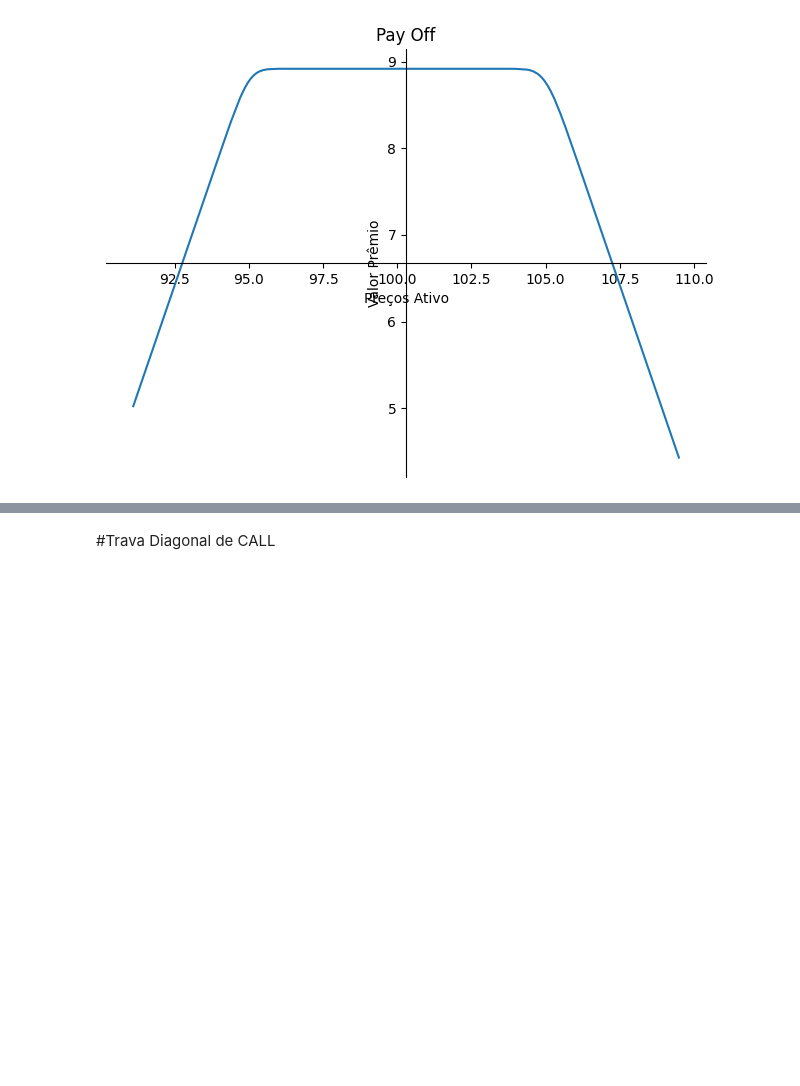
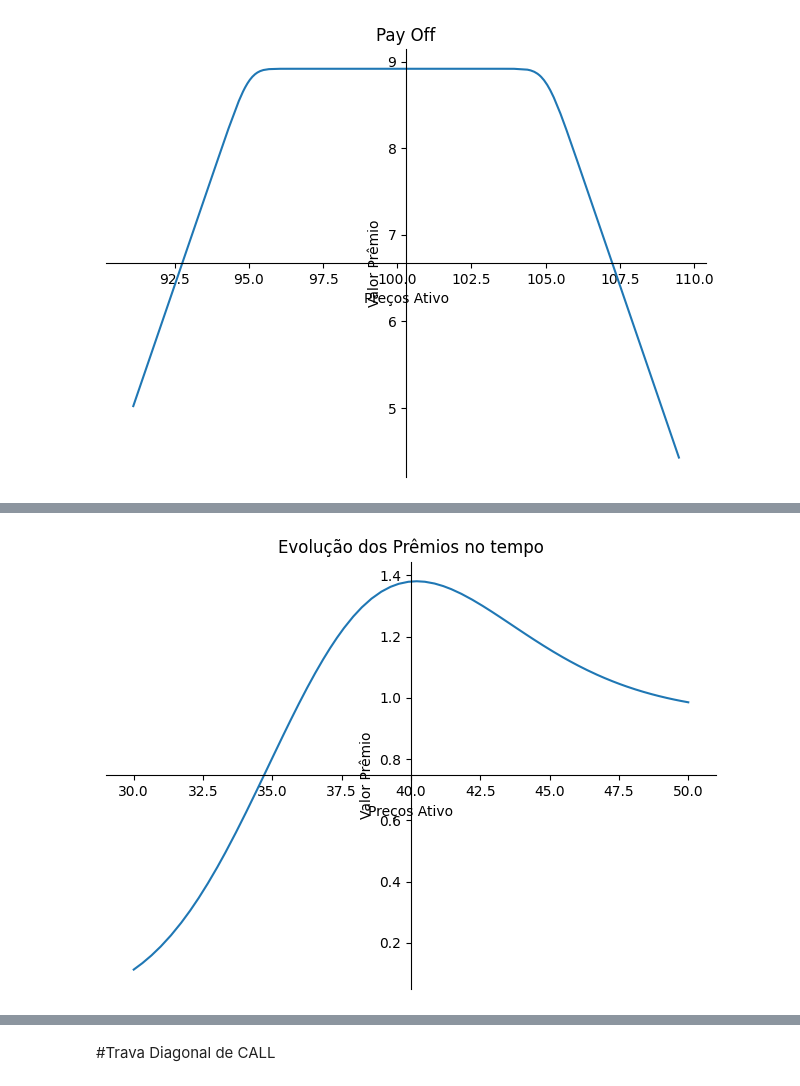
Before and after one commit to Felipe-Pinto/python_para_exatas, a Jupyter notebook: BS_Sympy.ipynb, the cells around one changed output, grey strips where cells are left out. Drawn from its saved outputs; the diff is of its cells as text; code cells hidden in the pictures; blank space fills up the shorter version.

```diff
--- a/BS_Sympy.ipynb
+++ b/BS_Sympy.ipynb
@@ -209,0 +241,4 @@ p = plot(PayOff, (S, 85, 110), title='Pay Off', xlabel='Preços Ativo', ylabel='
+# %%
+p111 = plot(BS11-BS12, (S, 30, 50), title='Evolução dos Prêmios no tempo', xlabel='Preços Ativo', ylabel='Valor Prêmio')
+# %% [output]
+[figure, added]
```
Also changed, not shown: parts of 8 cells of this notebook.
